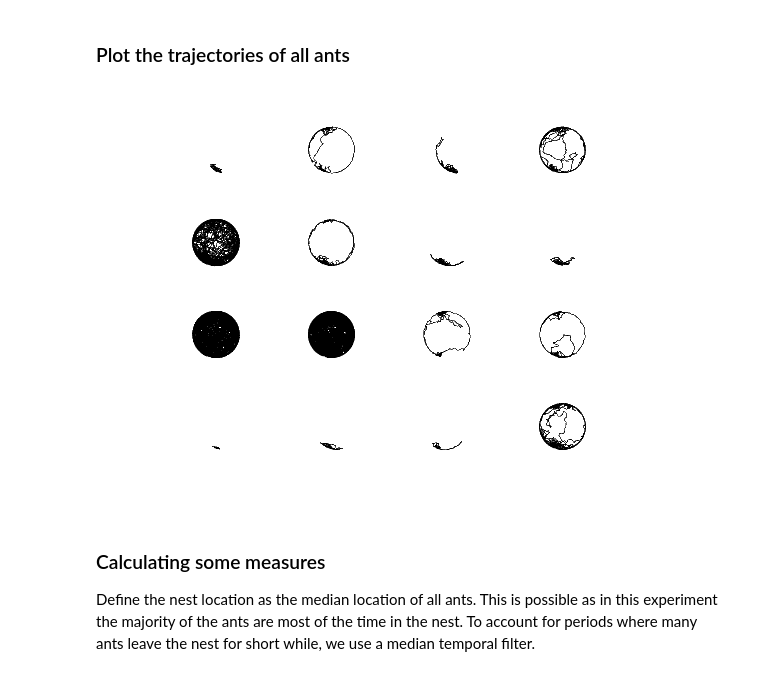
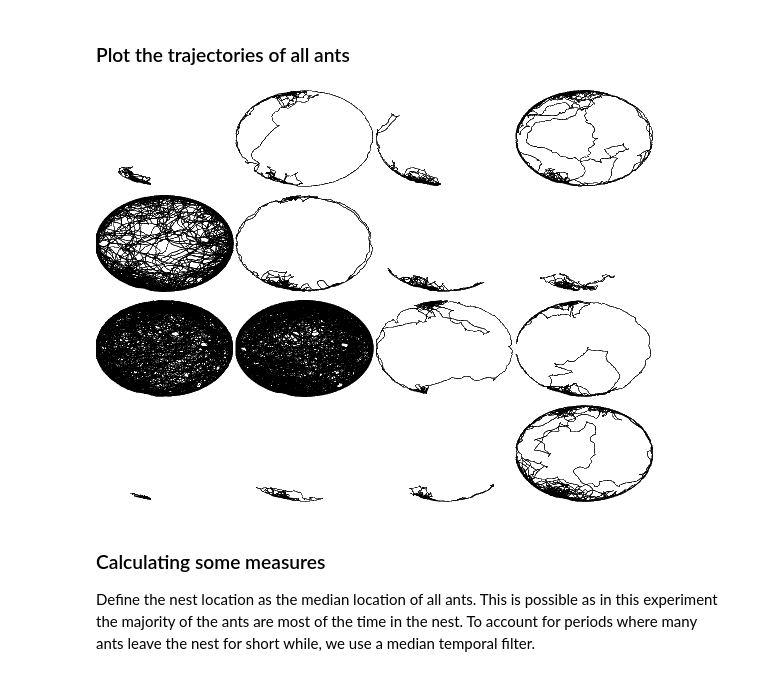
Before and after one commit to Social-Evolution-and-Behavior/anTraX, a Jupyter notebook: docs/analysis_matlab.ipynb, the cells around one changed output. Drawn from its saved outputs; the diff is of its cells as text; code cells hidden in the pictures.

```diff
--- a/docs/analysis_matlab.ipynb
+++ b/docs/analysis_matlab.ipynb
@@ -53,28 +53,30 @@ end
 # %%
 % load all ants this time
 ad = antdata(ex, 'movlist', 1);
 
 fig = figure;
 
-for i=1:length(ad.antlist)
+for k=1:length(ad.antlist)
+    i = ceil(k/4);
+    j = k - (i-1)*4;
+    pos = [(j-1)*0.25 (4-i)*0.25 0.25 0.25];
+    subplot('Position',pos)
 
-
-    subplot(4,4,i);
-
-    ant = ad.antlist{i};
+    ant = ad.antlist{k};
     x = ad.data.(ant).x;
     y = ad.data.(ant).y;
     plot(x, -y, 'k', 'linewidth', 0.5);
-    xlim([0.01, 0.08]);
+
+    xlim([0.015, 0.08]);
     ylim([-0.07, 0]);
-    axis equal
+
     axis off
     box off
 
 
 end
 # %% [output]
-[figure, old version]
+[figure, new version]
 # %% [markdown]
 ### Calculating some measures
 
```
Also changed, not shown: parts of 2 cells of this notebook, 1 other file.
